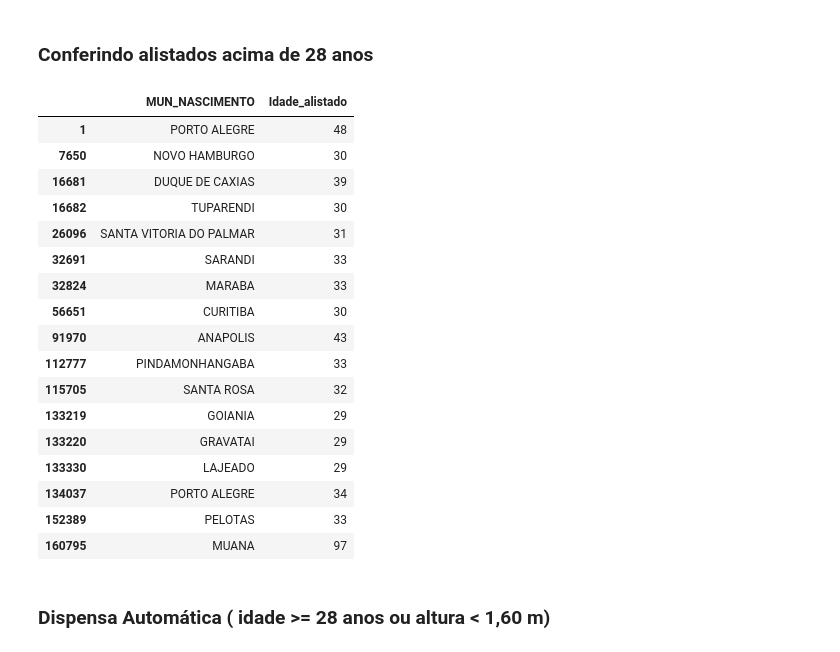
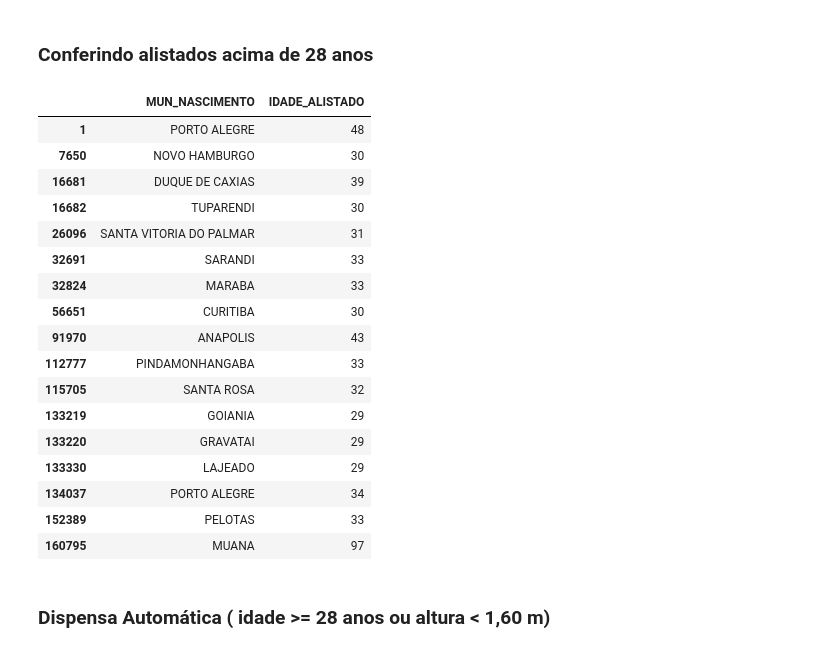
Before and after one commit to hudsonhcp/Alistamento-Militar-2022, a Jupyter notebook: Alistamento.ipynb, the cells around one changed output. Saved outputs shown, nothing was run; the diff lists cells and outputs as text; code cells hidden in the pictures.

```diff
--- a/Alistamento.ipynb
+++ b/Alistamento.ipynb
@@ -119,14 +304,14 @@ Name: count, dtype: int64
 # %% [markdown]
 ### Criando uma coluna com a idade dos alistados no ano que se alistaram
 # %%
-df['Idade_alistado'] = df['VINCULACAO_ANO'] - df['ANO_NASCIMENTO']
+df['IDADE_ALISTADO'] = df['VINCULACAO_ANO'] - df['ANO_NASCIMENTO']
 # %% [markdown]
 ### Conferindo alistados acima de 28 anos
 # %%
-alistados_25 = df.loc[df['Idade_alistado'] >= 28, ['MUN_NASCIMENTO','Idade_alistado']]
+alistados_25 = df.loc[df['IDADE_ALISTADO'] >= 28, ['MUN_NASCIMENTO','IDADE_ALISTADO']]
 alistados_25
 # %% [output]
-|  | MUN_NASCIMENTO | Idade_alistado |
+|  | MUN_NASCIMENTO | IDADE_ALISTADO |
 | 1 | PORTO ALEGRE | 48 |
 | 7650 | NOVO HAMBURGO | 30 |
 | 16681 | DUQUE DE CAXIAS | 39 |
```
Also changed, not shown: parts of 42 cells of this notebook.
